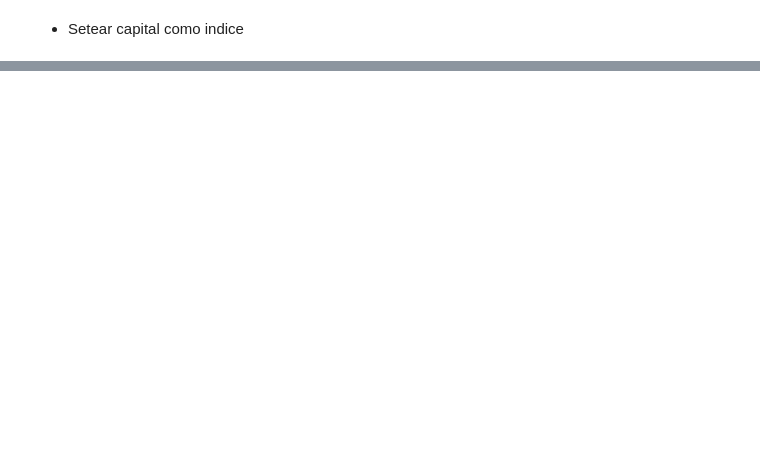
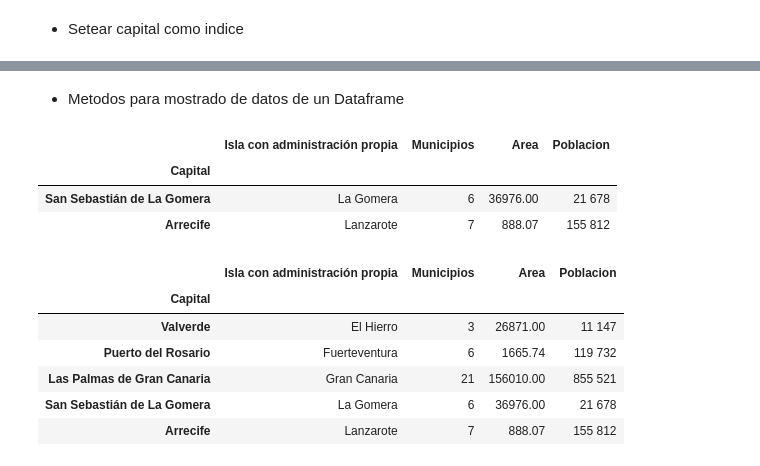
Before and after one commit to braiso-22/PruebasPandas, a Jupyter notebook: pruebas_pandas.ipynb, the cells around one changed output, grey strips where cells are left out. Drawn from its saved outputs; the diff is of its cells as text; code cells hidden in the pictures; blank space fills up the shorter version.

```diff
--- a/pruebas_pandas.ipynb
+++ b/pruebas_pandas.ipynb
@@ -293,0 +311,19 @@ df
+# %% [markdown]
+* Metodos para mostrado de datos de un Dataframe
+# %%
+df.sample(2)
+# %% [output]
+|  | Isla con administración propia | Municipios | Area | Poblacion |
+| Capital |  |  |  |  |
+| San Sebastián de La Gomera | La Gomera | 6 | 36976.00 | 21 678 |
+| Arrecife | Lanzarote | 7 | 888.07 | 155 812 |
+# %%
+df.head()
+# %% [output]
+|  | Isla con administración propia | Municipios | Area | Poblacion |
+| Capital |  |  |  |  |
+| Valverde | El Hierro | 3 | 26871.00 | 11 147 |
+| Puerto del Rosario | Fuerteventura | 6 | 1665.74 | 119 732 |
+| Las Palmas de Gran Canaria | Gran Canaria | 21 | 156010.00 | 855 521 |
+| San Sebastián de La Gomera | La Gomera | 6 | 36976.00 | 21 678 |
+| Arrecife | Lanzarote | 7 | 888.07 | 155 812 |
```
Also changed, not shown: parts of 16 cells of this notebook.
